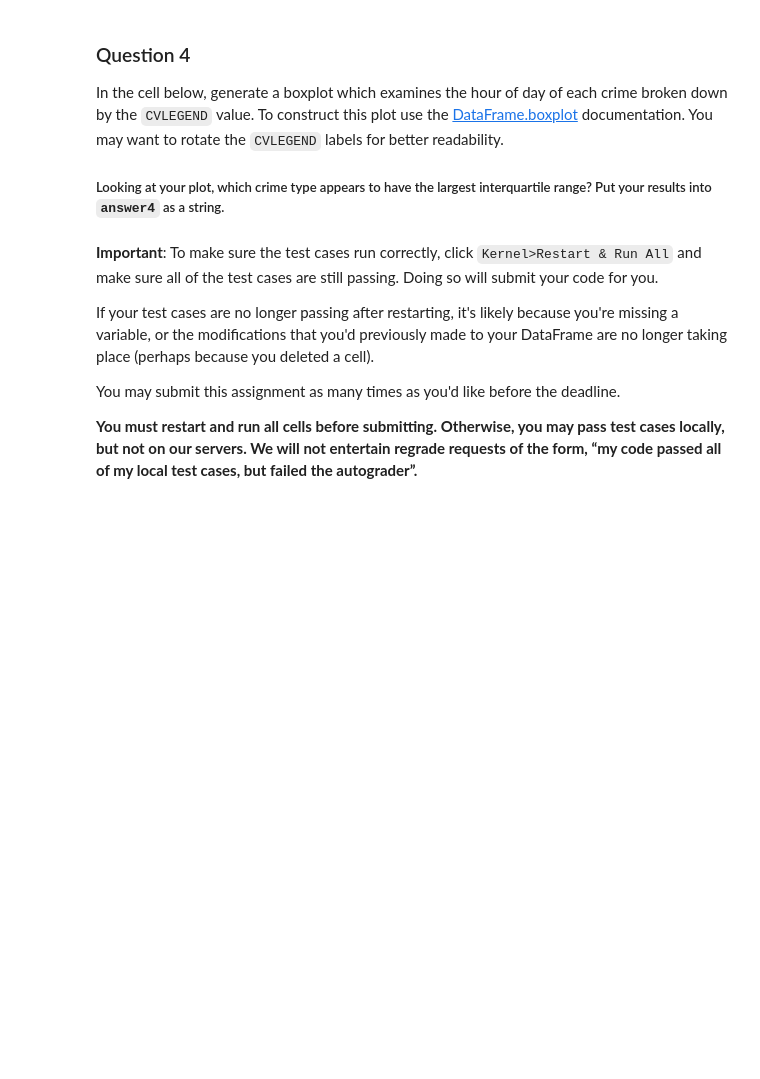
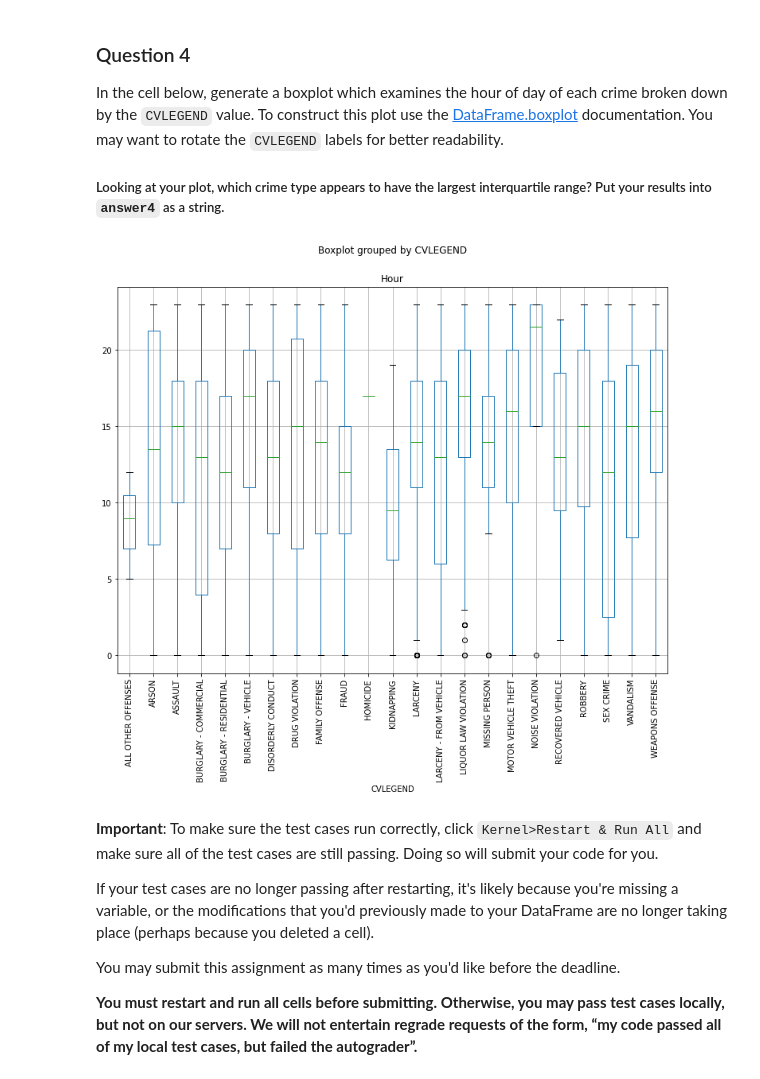
Before and after one commit to TheEvergreenStateCollege/week-2-hunter-a1, a Jupyter notebook: lab/lab03/lab03.ipynb, the cells around one changed output. Saved outputs shown, nothing was run; the diff lists cells and outputs as text; code cells hidden in the pictures; blank space fills up the shorter version.

```diff
--- a/lab/lab03/lab03.ipynb
+++ b/lab/lab03/lab03.ipynb
@@ -396,3 +420,8 @@ answer4 = ...
+# %%
+answer4 = ...
+ax = calls.boxplot(column="Hour", by="CVLEGEND", rot=90)
+# %% [output]
+[figure, added]
 # %%
 grader.check("q4")
 # %% [markdown]
```
Also changed, not shown: parts of 14 cells of this notebook.
